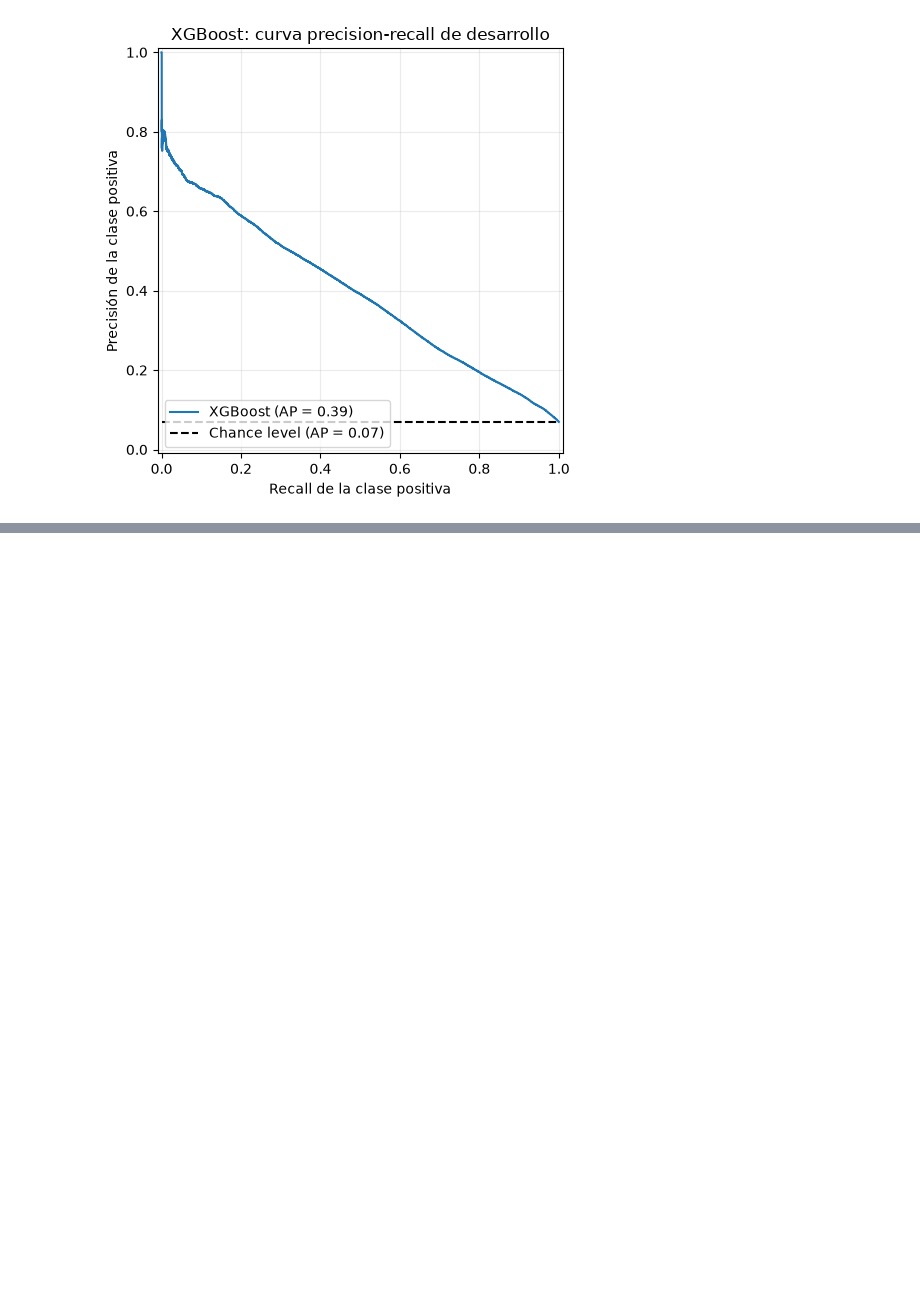
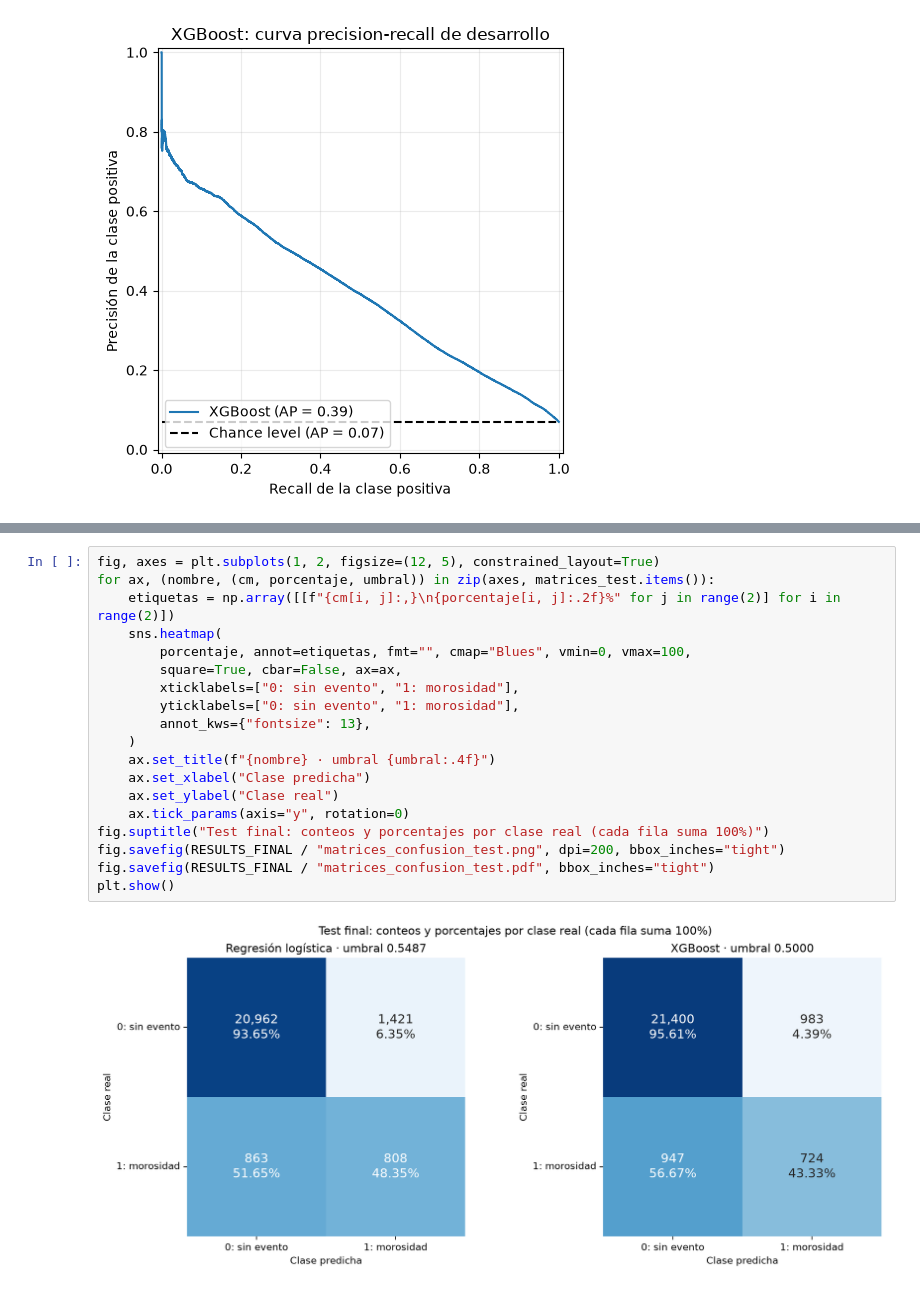
Before and after one commit to lenytacuri/GiveMeSomeCredit, a Jupyter notebook: notebooks/01_exploracion.ipynb, the cells around one changed output, grey strips where cells are left out. Drawn from its saved outputs; the diff is of its cells as text; blank space fills up the shorter version.

```diff
--- a/notebooks/01_exploracion.ipynb
+++ b/notebooks/01_exploracion.ipynb
@@ -883,0 +1061,21 @@ f1          0.42078     0.4342           0.013423        0.0034887      0.004260
+# %%
+fig, axes = plt.subplots(1, 2, figsize=(12, 5), constrained_layout=True)
+for ax, (nombre, (cm, porcentaje, umbral)) in zip(axes, matrices_test.items()):
+    etiquetas = np.array([[f"{cm[i, j]:,}\n{porcentaje[i, j]:.2f}%" for j in range(2)] for i in range(2)])
+    sns.heatmap(
+        porcentaje, annot=etiquetas, fmt="", cmap="Blues", vmin=0, vmax=100,
+        square=True, cbar=False, ax=ax,
+        xticklabels=["0: sin evento", "1: morosidad"],
+        yticklabels=["0: sin evento", "1: morosidad"],
+        annot_kws={"fontsize": 13},
+    )
+    ax.set_title(f"{nombre} · umbral {umbral:.4f}")
+    ax.set_xlabel("Clase predicha")
+    ax.set_ylabel("Clase real")
+    ax.tick_params(axis="y", rotation=0)
+fig.suptitle("Test final: conteos y porcentajes por clase real (cada fila suma 100%)")
+fig.savefig(RESULTS_FINAL / "matrices_confusion_test.png", dpi=200, bbox_inches="tight")
+fig.savefig(RESULTS_FINAL / "matrices_confusion_test.pdf", bbox_inches="tight")
+plt.show()
+# %% [output]
+[figure, added]
```
Also changed, not shown: parts of 75 cells of this notebook, 2 other files.
